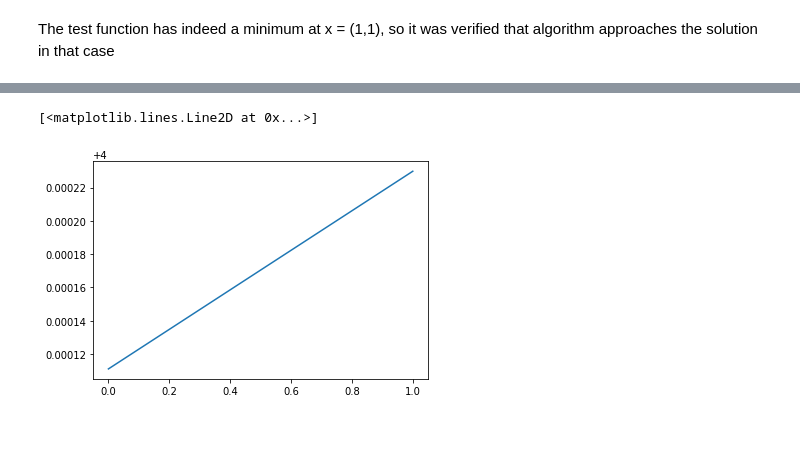
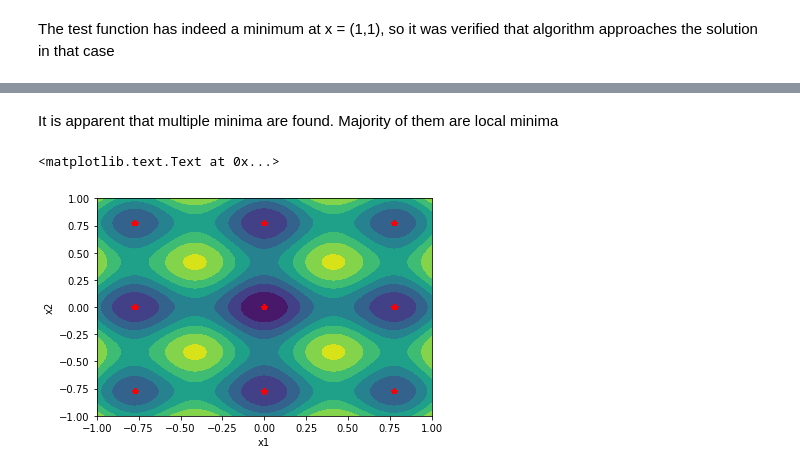
Before and after one commit to LemurPwned/Fundamentals-of-optimization, a Jupyter notebook: Rosenbrock method.ipynb, the cells around one changed output, grey strips where cells are left out. Saved outputs shown, nothing was run; the diff lists cells and outputs as text; code cells hidden in the pictures; blank space fills up the shorter version.

```diff
--- a/Rosenbrock method.ipynb
+++ b/Rosenbrock method.ipynb
@@ -185,6 +205,16 @@ plt.plot(minima)
-# %%
-k = [i for i in range(len(minima))]
-plt.plot(target_function(minima))
-# %% [output]
-[<matplotlib.lines.Line2D at 0x...>]
-[figure, removed]
+# %% [markdown]
+It is apparent that multiple minima are found. Majority of them are local minima
+# %%
+x1 = np.linspace(-1,1, 200)
+x2 = np.linspace(-1,1, 200)
+x1v, x2v = np.meshgrid(x1, x2)
+z = function(x1v, x2v)
+plt.contourf(x1v,x2v,z)
+x1s = [point[0] for point in minima]
+x2s = [point[1] for point in minima]
+plt.plot(x1s, x2s, 'r*')
+plt.xlabel('x1')
+plt.ylabel('x2')
+# %% [output]
+<matplotlib.text.Text at 0x...>
+[figure, added]
```
Also changed, not shown: parts of 8 cells of this notebook.
